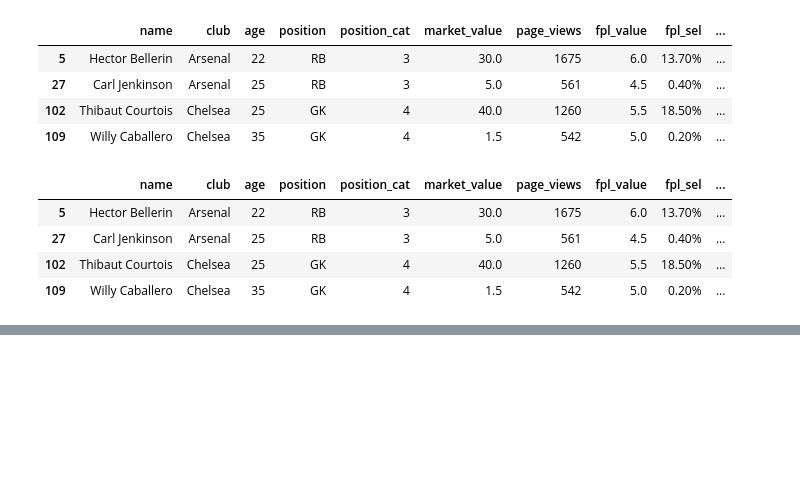
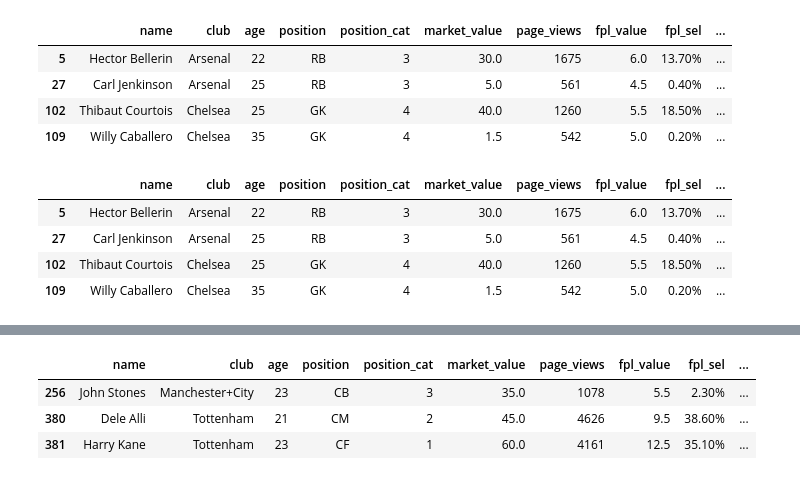
Before and after one commit to momchilantonov/ultimate_pandas_bootcamp, a Jupyter notebook: lectures/DataFrames in Depth.ipynb, the cells around one changed output, grey strips where cells are left out. Cells and saved outputs as stored; diff of their text form; code cells hidden in the pictures; blank space fills up the shorter version.

```diff
--- a/lectures/DataFrames in Depth.ipynb
+++ b/lectures/DataFrames in Depth.ipynb
@@ -600,0 +608,4 @@ players_data.loc[arsenal_right_backs | chelsea_goalkeepers]
+# %%
+# 1. they are English (nationality)
+english_players = players_data.nationality == 'England'
+english_players
@@ -600,0 +625,4 @@ players_data.loc[arsenal_right_backs | chelsea_goalkeepers]
+# %%
+# 2. their market value is more than twice the average market value in the league (market_value)
+above_average_market_value = players_data.market_value > 2 * players_data.market_value.mean()
+above_average_market_value
@@ -600,0 +642,4 @@ players_data.loc[arsenal_right_backs | chelsea_goalkeepers]
+# %%
+# 3. they either heve more than 4000 (page_view) or are a new signing but not both
+popular_players = (players_data.page_views > 4000) ^ (players_data.new_signing == 1)
+popular_players
@@ -600,0 +659,9 @@ players_data.loc[arsenal_right_backs | chelsea_goalkeepers]
+# %%
+# final dataframe
+searched_palers = players_data.loc[(english_players) & (above_average_market_value) & (popular_players)]
+searched_palers
+# %% [output]
+|  | name | club | age | position | position_cat | market_value | page_views | fpl_value | fpl_sel | ... |
+| 256 | John Stones | Manchester+City | 23 | CB | 3 | 35.0 | 1078 | 5.5 | 2.30% | ... |
+| 380 | Dele Alli | Tottenham | 21 | CM | 2 | 45.0 | 4626 | 9.5 | 38.60% | ... |
+| 381 | Harry Kane | Tottenham | 23 | CF | 1 | 60.0 | 4161 | 12.5 | 35.10% | ... |
```
Also changed, not shown: parts of 5 cells of this notebook.
